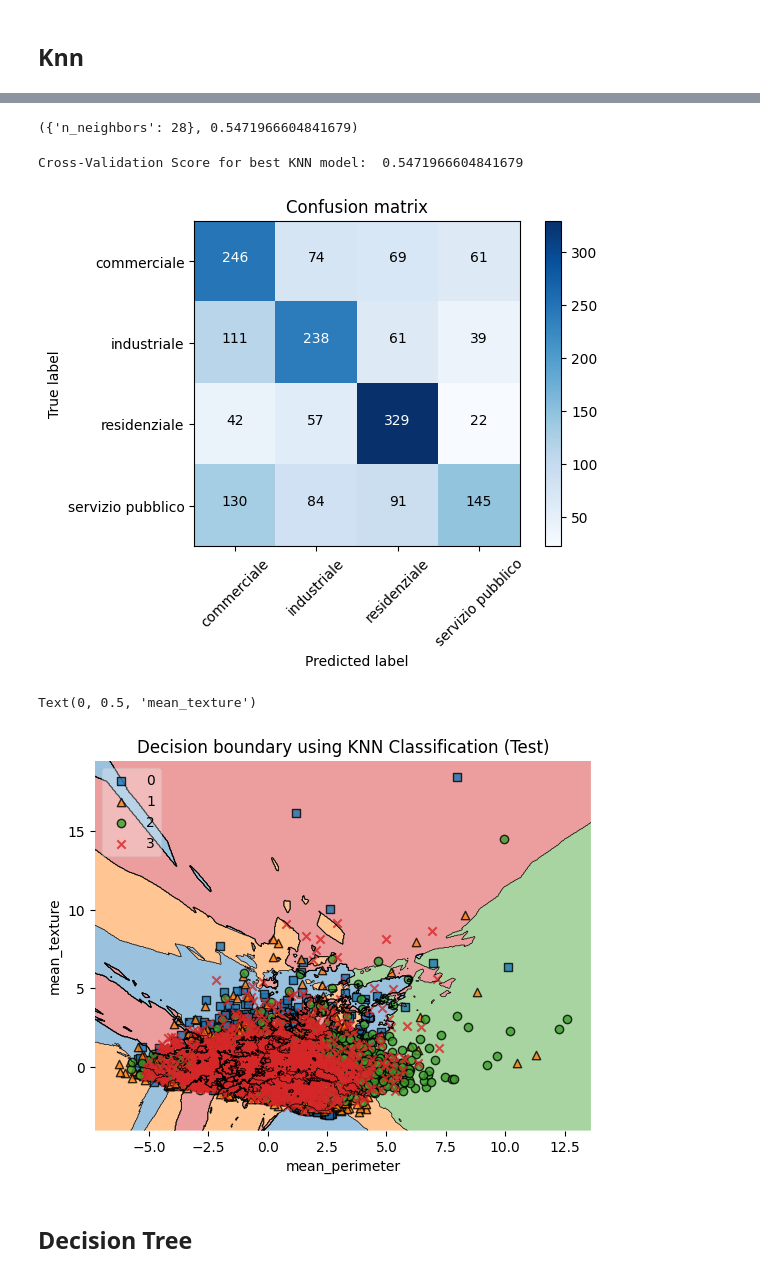
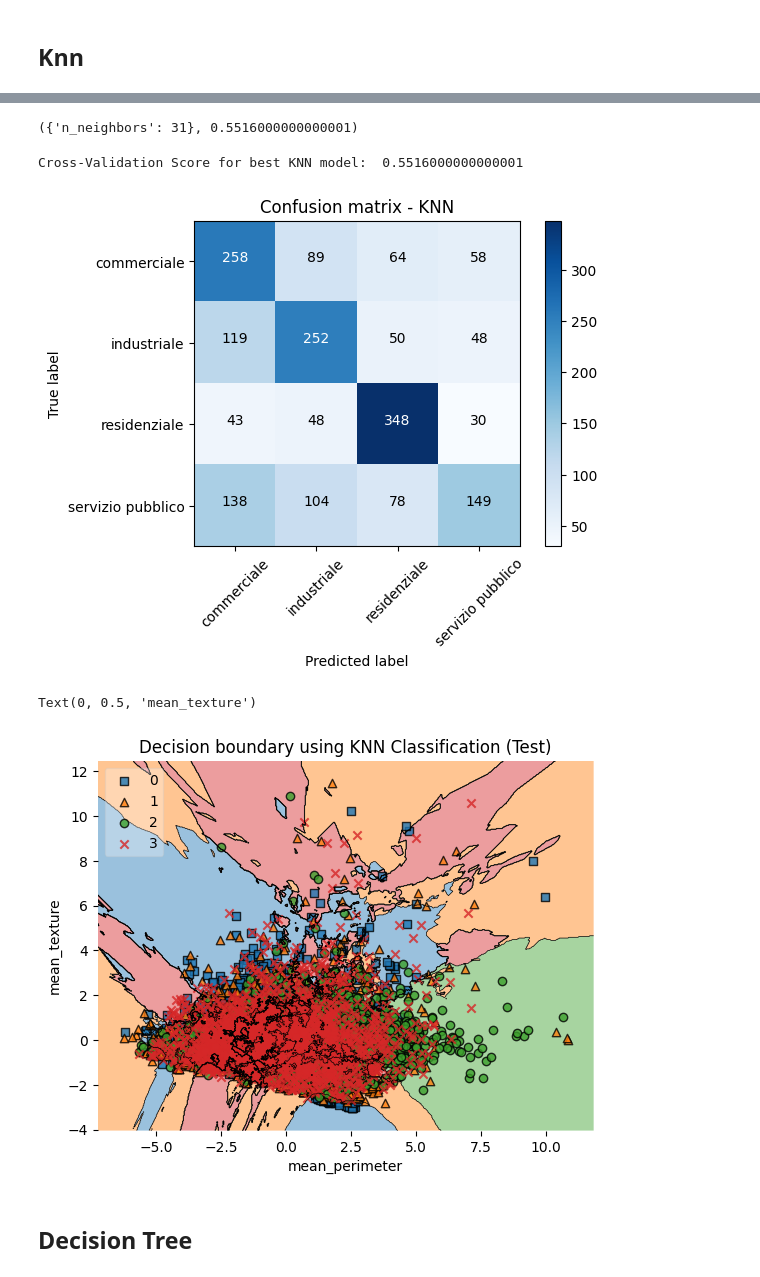
Before and after one commit to bigliolimatteo/skynet-building-functions, a Jupyter notebook: features_approach.ipynb, the cells around one changed output, grey strips where cells are left out. Saved outputs shown, nothing was run; the diff lists cells and outputs as text; code cells hidden in the pictures.

Commit message:
refactoring, images and cached data

```diff
--- a/features_approach.ipynb
+++ b/features_approach.ipynb
@@ -7,9 +7,17 @@ from sklearn.metrics import confusion_matrix
 from sklearn import preprocessing
 from utils import *
 # %%
-# Load data
-dataset_path = "data/postgis_output/"
-feature_dataset = load_and_preprocess_multiple_csv_from_path(dataset_path, \
-                                                            preprocess_function=preprocess_features_dataset,\
-                                                            dtype={'edifc_uso': object})
-feature_balanced_dataset = balance_dataset(feature_dataset, "edifc_uso_desc")
+# Load data - note that we use cached data to reduce time
+
+#dataset_path = "data/postgis_output/"
+# feature_dataset = load_and_preprocess_multiple_csv_from_path(dataset_path, \
+#                                                             preprocess_function=preprocess_features_dataset,\
+#                                                             dtype={'edifc_uso': object})
+# feature_balanced_dataset = balance_dataset(feature_dataset, "edifc_uso_desc")
+
+
+#feature_dataset.to_csv('cache/cached_features_dataset.pkl', index=False)
+#feature_balanced_dataset.to_csv('cache/cached_features_balanced_dataset.pkl', index=False)
+
+feature_dataset = pd.read_csv('cache/cached_features_dataset.pkl')
+feature_balanced_dataset = pd.read_csv('cache/cached_features_balanced_dataset.pkl')
@@ -46,9 +48,6 @@ plot_vectors(X, y, labels_encoder, title="2D Projection of Feature space (PCA)",
 # %%
 # The flag stratify creates a split with the same proportion of classes in the train and test sets
 X_train, X_test, y_train, y_test = train_test_split(X,y,test_size=0.2,random_state=42,stratify=y)
-
-# Ravel the labels to avoid warnings w/ following ML models
-y_train, y_test = y_train.ravel(), y_test.ravel()
 
 # Scale the features due to tested improvements in the performance
 standard_scaler = preprocessing.StandardScaler()
@@ -83,13 +82,13 @@ knn_learner = GridSearchCV(estimator=kNN(), param_grid=k_grid, cv=5, return_trai
 knn_learner.fit(X_train_standard, y_train)
 knn_learner.best_params_, knn_learner.best_score_
 # %% [output]
-({'n_neighbors': 28}, 0.5471966604841679)
+({'n_neighbors': 31}, 0.5516000000000001)
 # %%
 knn_model = knn_learner.best_estimator_
 knn_cv_scores = cross_val_score(knn_model, X_train_standard, y_train, cv=5)
 print("Cross-Validation Score for best KNN model: ", knn_cv_scores.mean())
 # %% [output]
-Cross-Validation Score for best KNN model:  0.5471966604841679
+Cross-Validation Score for best KNN model:  0.5516000000000001
 # %%
 y_pred_knn = knn_model.predict(X_test_standard)
 # %%
@@ -97,18 +96,18 @@ y_pred_knn = knn_model.predict(X_test_standard)
 confusion_mtx = confusion_matrix(y_test, y_pred_knn)
 plot_confusion_matrix(confusion_mtx, labels_encoder, title='Confusion matrix - KNN')
 # %% [output]
-[figure, old version]
+[figure, new version]
 # %%
 pca = decomposition.PCA(n_components=2)
 X_train_standard_pca = pca.fit_transform(X_train_standard)
-knn_model.fit(X_train_standard_pca, y_train.ravel())
-plot_decision_regions(X_train_standard_pca, y_train.astype(int), clf = knn_model, legend = 2)
+knn_model.fit(X_train_standard_pca, y_train)
+plot_decision_regions(X_train_standard_pca, np.array(y_train).astype(int), clf = knn_model, legend = 2)
 plt.title("Decision boundary using KNN Classification (Test)")
 plt.xlabel("mean_perimeter")
 plt.ylabel("mean_texture")
 # %% [output]
 Text(0, 0.5, 'mean_texture')
-[figure, old version]
+[figure, new version]
 # %% [markdown]
 ## Decision Tree
 # %%
```
Also changed, not shown: parts of 10 cells of this notebook, 14 other files.
